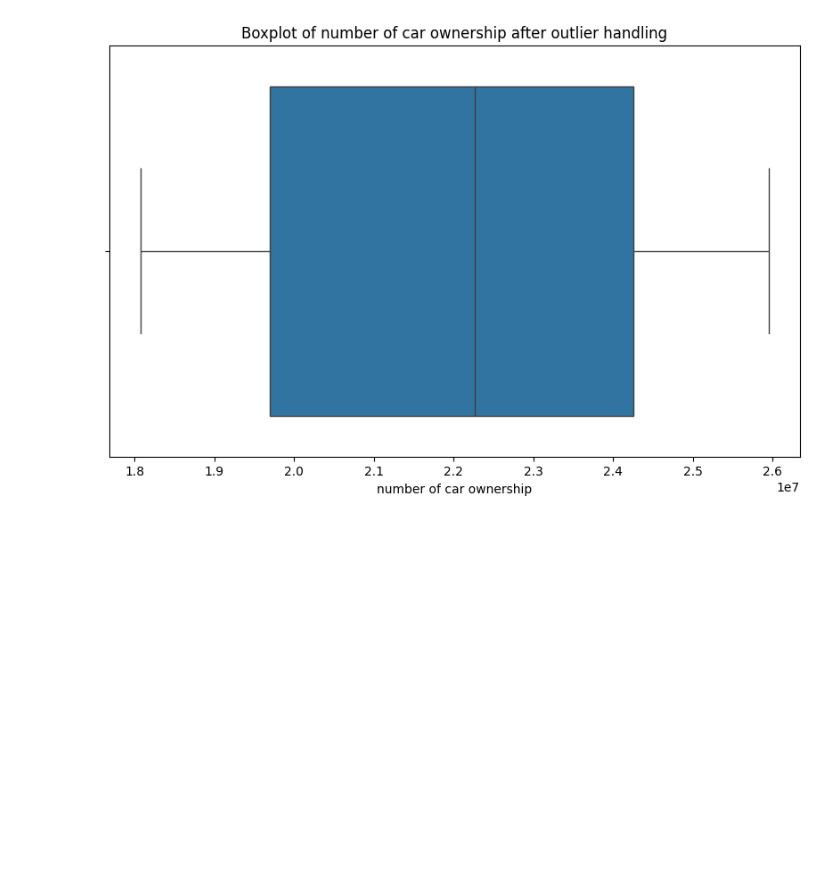
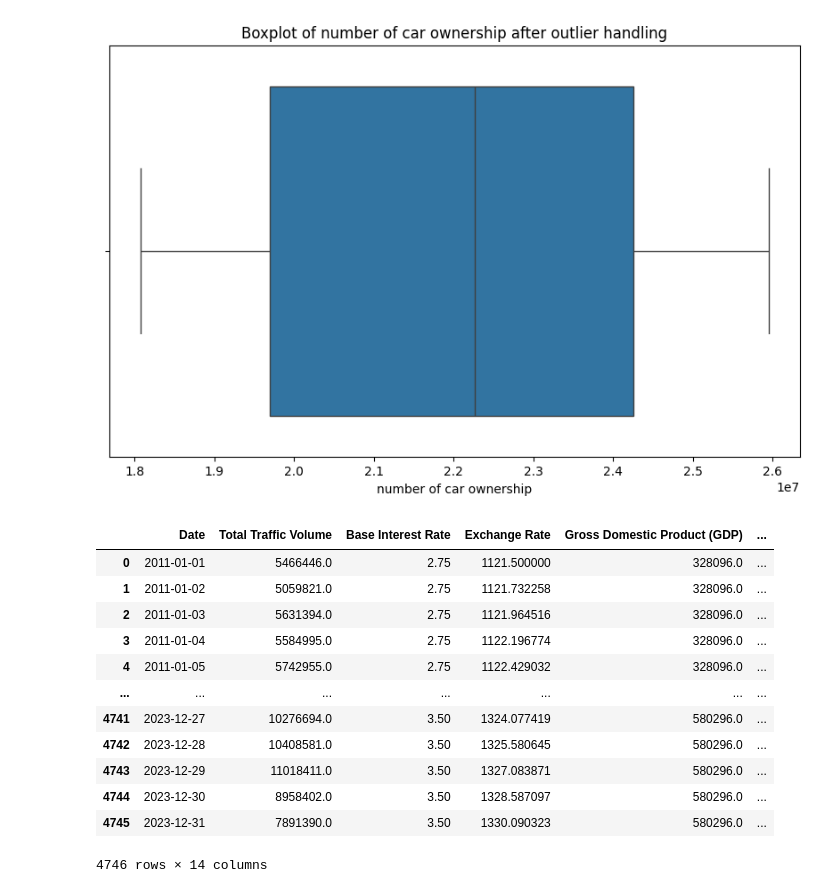
Before and after one commit to DataScience-6/traffic-and-economic, a Jupyter notebook: 03_Source_code&Dataset/01_Data_Preprocessing/09_Merge.ipynb, the cells around one changed output. Saved outputs shown, nothing was run; the diff lists cells and outputs as text; code cells hidden in the pictures; blank space fills up the shorter version.

```diff
--- a/03_Source_code&Dataset/01_Data_Preprocessing/09_Merge.ipynb
+++ b/03_Source_code&Dataset/01_Data_Preprocessing/09_Merge.ipynb
@@ -298,5 +298,21 @@ A value is trying to be set on a copy of a slice from a DataFrame
 See the caveats in the documentation: https://pandas.pydata.org/pandas-docs/stable/user_guide/indexing.html#returning-a-view-versus-a-copy
   df['number of car ownership'].loc[df['number of car ownership'] < lower_bound] = lower_bound
 [figure]
+# %%
+df
+# %% [output]
+|  | Date | Total Traffic Volume | Base Interest Rate | Exchange Rate | Gross Domestic Product (GDP) | ... |
+| 0 | 2011-01-01 | 5466446.0 | 2.75 | 1121.500000 | 328096.0 | ... |
+| 1 | 2011-01-02 | 5059821.0 | 2.75 | 1121.732258 | 328096.0 | ... |
+| 2 | 2011-01-03 | 5631394.0 | 2.75 | 1121.964516 | 328096.0 | ... |
+| 3 | 2011-01-04 | 5584995.0 | 2.75 | 1122.196774 | 328096.0 | ... |
+| 4 | 2011-01-05 | 5742955.0 | 2.75 | 1122.429032 | 328096.0 | ... |
+| ... | ... | ... | ... | ... | ... | ... |
+| 4741 | 2023-12-27 | 10276694.0 | 3.50 | 1324.077419 | 580296.0 | ... |
+| 4742 | 2023-12-28 | 10408581.0 | 3.50 | 1325.580645 | 580296.0 | ... |
+| 4743 | 2023-12-29 | 11018411.0 | 3.50 | 1327.083871 | 580296.0 | ... |
+| 4744 | 2023-12-30 | 8958402.0 | 3.50 | 1328.587097 | 580296.0 | ... |
+| 4745 | 2023-12-31 | 7891390.0 | 3.50 | 1330.090323 | 580296.0 | ... |
+4746 rows × 14 columns
 # %%
 # Create excel file
```
Also changed, not shown: parts of 1 cell of this notebook, 1 other file.
